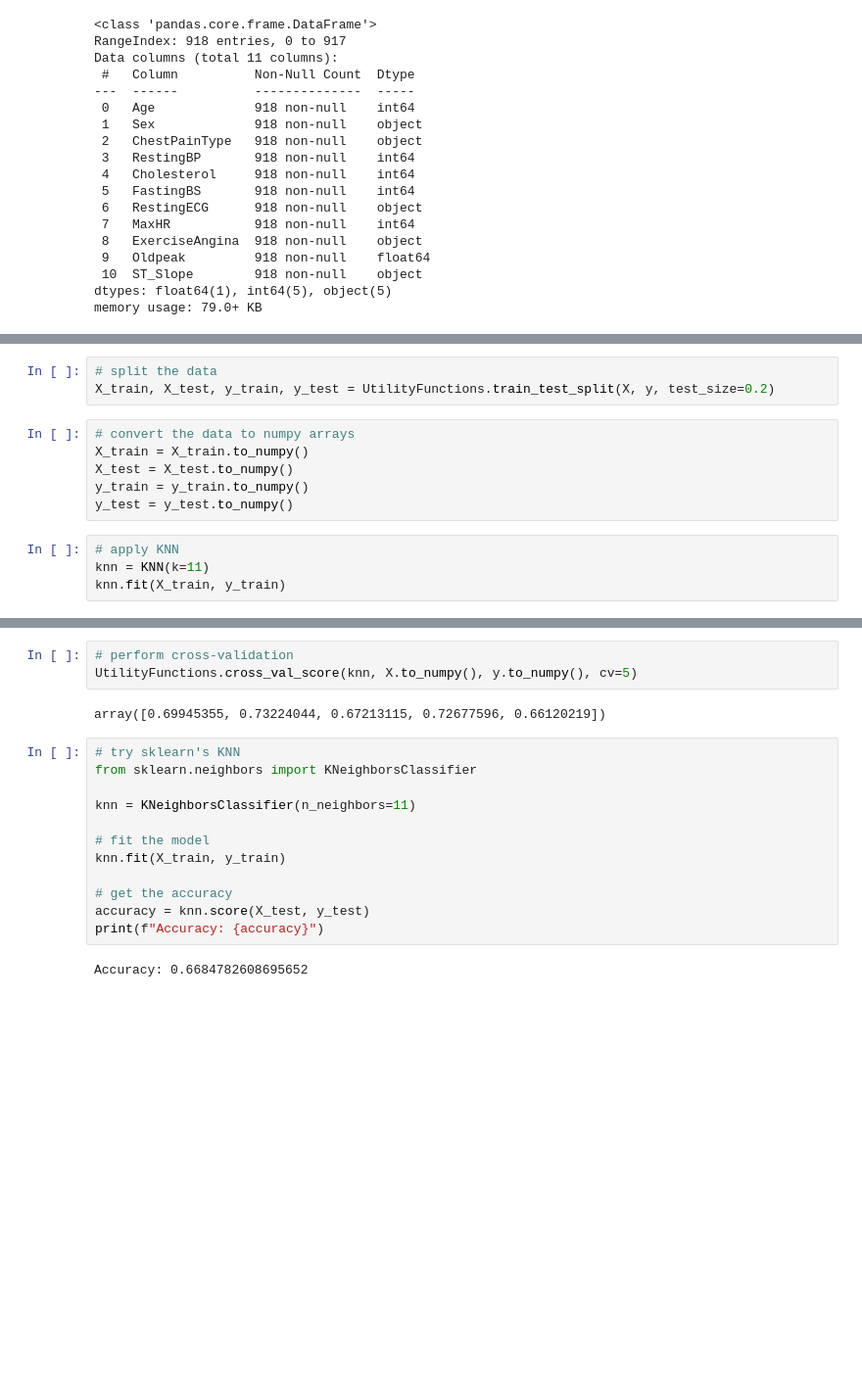
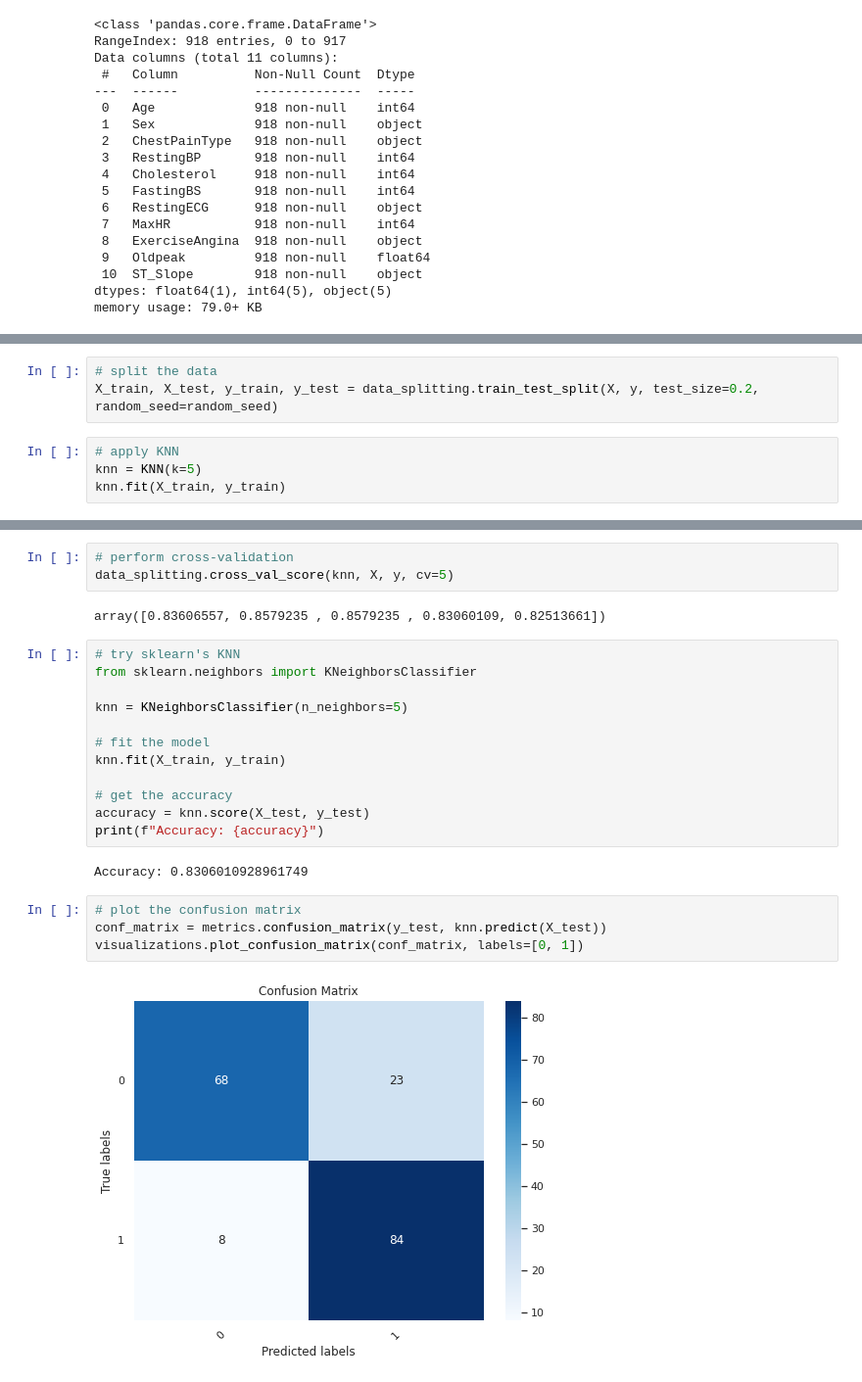
Before and after one commit to denizydmr07/EEE485_Project, a Jupyter notebook: deneme.ipynb, the cells around one changed output, grey strips where cells are left out. Shown: that part at 98% size. Drawn from its saved outputs; the diff is of its cells as text; blank space fills up the shorter version.

```diff
--- a/deneme.ipynb
+++ b/deneme.ipynb
@@ -267,15 +315,9 @@ pca.plot_explained_variance()
 # %%
 # split the data
-X_train, X_test, y_train, y_test = UtilityFunctions.train_test_split(X, y, test_size=0.2)
+X_train, X_test, y_train, y_test = data_splitting.train_test_split(X, y, test_size=0.2, random_seed=random_seed)
-# %%
-# convert the data to numpy arrays
-X_train = X_train.to_numpy()
-X_test = X_test.to_numpy()
-y_train = y_train.to_numpy()
-y_test = y_test.to_numpy()
 # %%
 # apply KNN
-knn = KNN(k=11)
+knn = KNN(k=5)
 knn.fit(X_train, y_train)
 # %%
 # get the accuracy
@@ -286,13 +328,13 @@ Accuracy: 0.6684782608695652
 # %%
 # perform cross-validation
-UtilityFunctions.cross_val_score(knn, X.to_numpy(), y.to_numpy(), cv=5)
+data_splitting.cross_val_score(knn, X, y, cv=5)
 # %% [output]
-array([0.69945355, 0.73224044, 0.67213115, 0.72677596, 0.66120219])
+array([0.83606557, 0.8579235 , 0.8579235 , 0.83060109, 0.82513661])
 # %%
 # try sklearn's KNN
 from sklearn.neighbors import KNeighborsClassifier
 
-knn = KNeighborsClassifier(n_neighbors=11)
+knn = KNeighborsClassifier(n_neighbors=5)
 
 # fit the model
 knn.fit(X_train, y_train)
@@ -301,4 +343,10 @@ knn.fit(X_train, y_train)
 accuracy = knn.score(X_test, y_test)
 print(f"Accuracy: {accuracy}")
 # %% [output]
-Accuracy: 0.6684782608695652
+Accuracy: 0.8306010928961749
+# %%
+# plot the confusion matrix
+conf_matrix = metrics.confusion_matrix(y_test, knn.predict(X_test))
+visualizations.plot_confusion_matrix(conf_matrix, labels=[0, 1])
+# %% [output]
+[figure, added]
```
Also changed, not shown: parts of 12 cells of this notebook, 8 other files.
